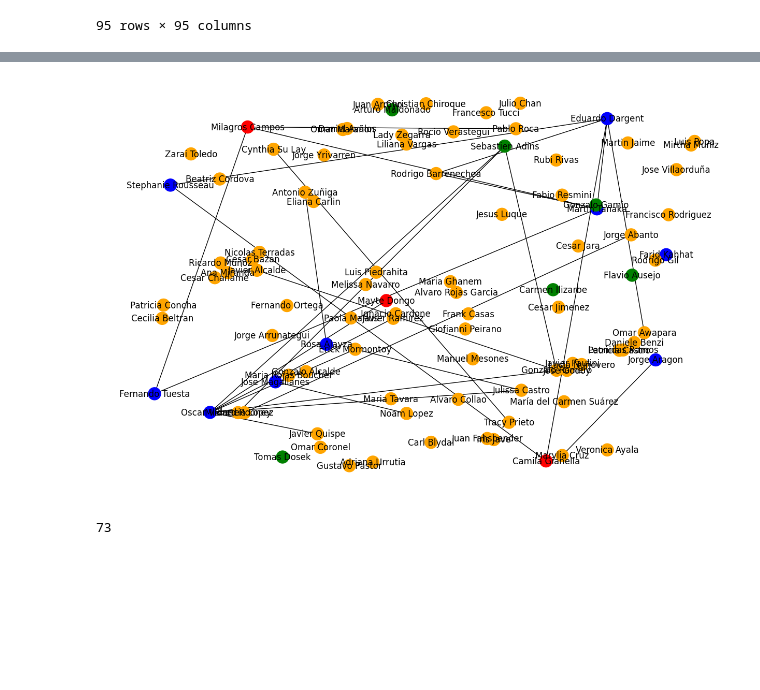
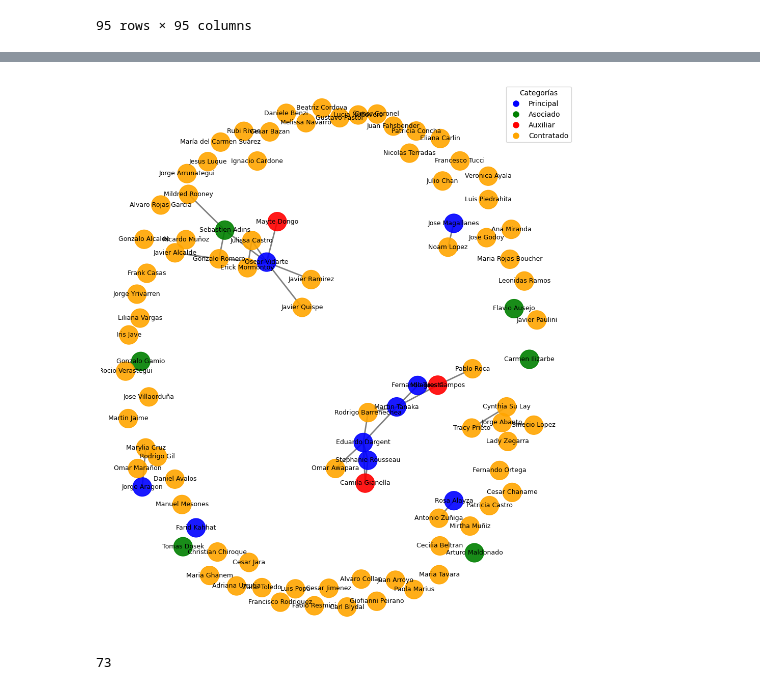
Before and after one commit to nicosil02/Networks_HW, a Jupyter notebook: PoliticalScience_Teachers.ipynb, the cells around one changed output, grey strips where cells are left out. Cells and saved outputs as stored; diff of their text form; code cells hidden in the pictures; blank space fills up the shorter version.

```diff
--- a/PoliticalScience_Teachers.ipynb
+++ b/PoliticalScience_Teachers.ipynb
@@ -135,26 +135,51 @@ nx.set_node_attributes(TeachersNet, attributeToAdd_2, 'Asociado')
 nx.set_node_attributes(TeachersNet, attributeToAdd_3, 'Auxiliar')
 nx.set_node_attributes(TeachersNet, attributeToAdd_4, 'Contratado')
 # %%
+import matplotlib.pyplot as plt
+
 # Asumiendo que 'TeachersNet' es tu red y que 'SocialesData' contiene las categorías correctas para cada nodo.
 # Definir colores para cada categoría
 colors = {
     node: ('blue' if data.get('Principal', 0) == 1 else
            'green' if data.get('Asociado', 0) == 1 else
            'red' if data.get('Auxiliar', 0) == 1 else
            'orange' if data.get('Contratado', 0) == 1 else
            'grey')  # 'grey' como color por defecto
     for node, data in TeachersNet.nodes(data=True)
 }
 
 # Asignar el atributo de color a cada nodo en la red
 nx.set_node_attributes(TeachersNet, colors, 'color')
 
 # Dibujar la red con los colores asignados
-plt.figure(figsize=(12, 8))
-nx.draw_random(TeachersNet, node_color=[data['color'] for node, data in TeachersNet.nodes(data=True)], with_labels=True)
+plt.figure(figsize=(12, 14))
+
+# Usar el layout spring con parámetros específicos para optimizar la disposición
+pos = nx.spring_layout(TeachersNet, k=0.3, iterations=50)  # Ajustar k y iterations para obtener una mejor disposición
+
+# Dibujar nodos
+nx.draw_networkx_nodes(TeachersNet, pos, node_size=700, node_color=[data['color'] for _, data in TeachersNet.nodes(data=True)], alpha=0.9)
+
+# Dibujar etiquetas con un tamaño de fuente adecuado para mejorar la legibilidad
+nx.draw_networkx_labels(TeachersNet, pos, font_size=9, font_color='black')
+
+# Dibujar aristas con mayor visibilidad
+nx.draw_networkx_edges(TeachersNet, pos, width=2, alpha=0.5)
+
+# Leyenda para los colores
+from matplotlib.lines import Line2D
+legend_elements = [
+    Line2D([0], [0], marker='o', color='w', label='Principal', markersize=10, markerfacecolor='blue'),
+    Line2D([0], [0], marker='o', color='w', label='Asociado', markersize=10, markerfacecolor='green'),
+    Line2D([0], [0], marker='o', color='w', label='Auxiliar', markersize=10, markerfacecolor='red'),
+    Line2D([0], [0], marker='o', color='w', label='Contratado', markersize=10, markerfacecolor='orange')
+]
+plt.legend(handles=legend_elements, loc='upper right', title="Categorías")
+
+plt.axis('off')  # Ocultar los ejes para limpiar la visualización
 plt.show()
 # %% [output]
-[figure, old version]
+[figure, new version]
 # %%
 len(list(nx.connected_components(TeachersNet)))
 # %% [output]
```
Also changed, not shown: parts of 10 cells of this notebook, 1 other file.
